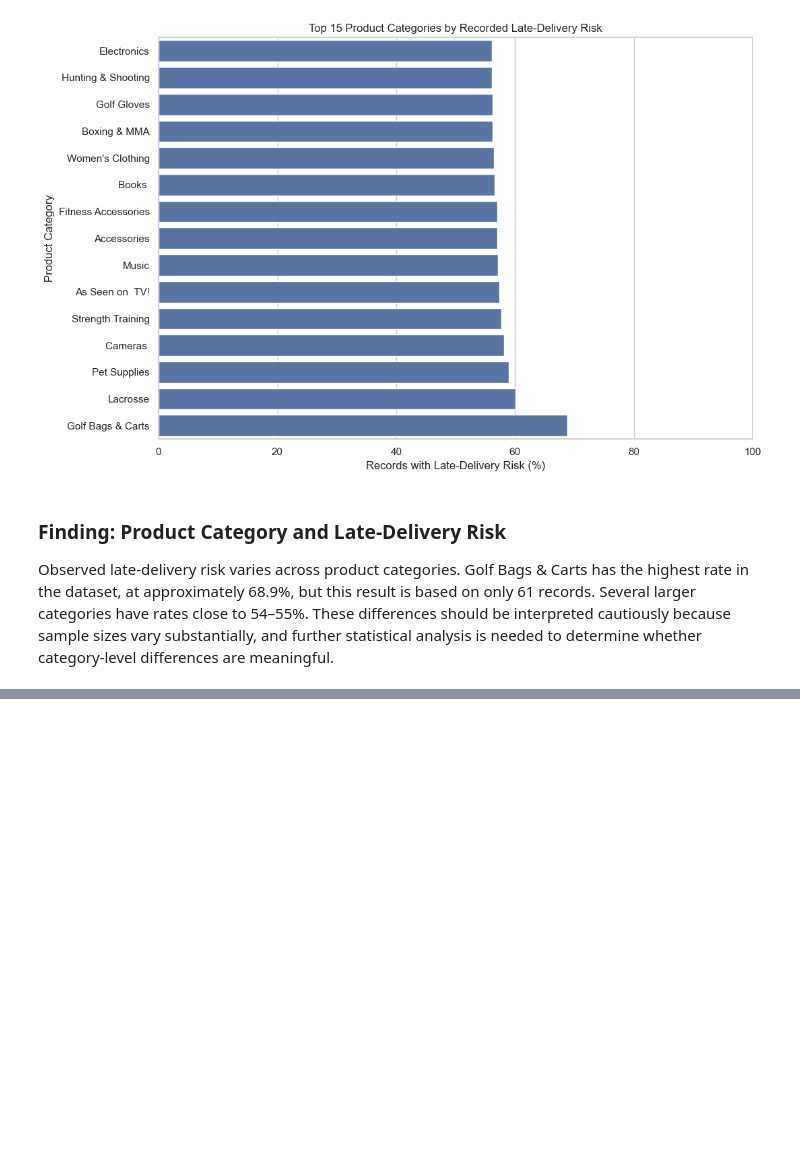
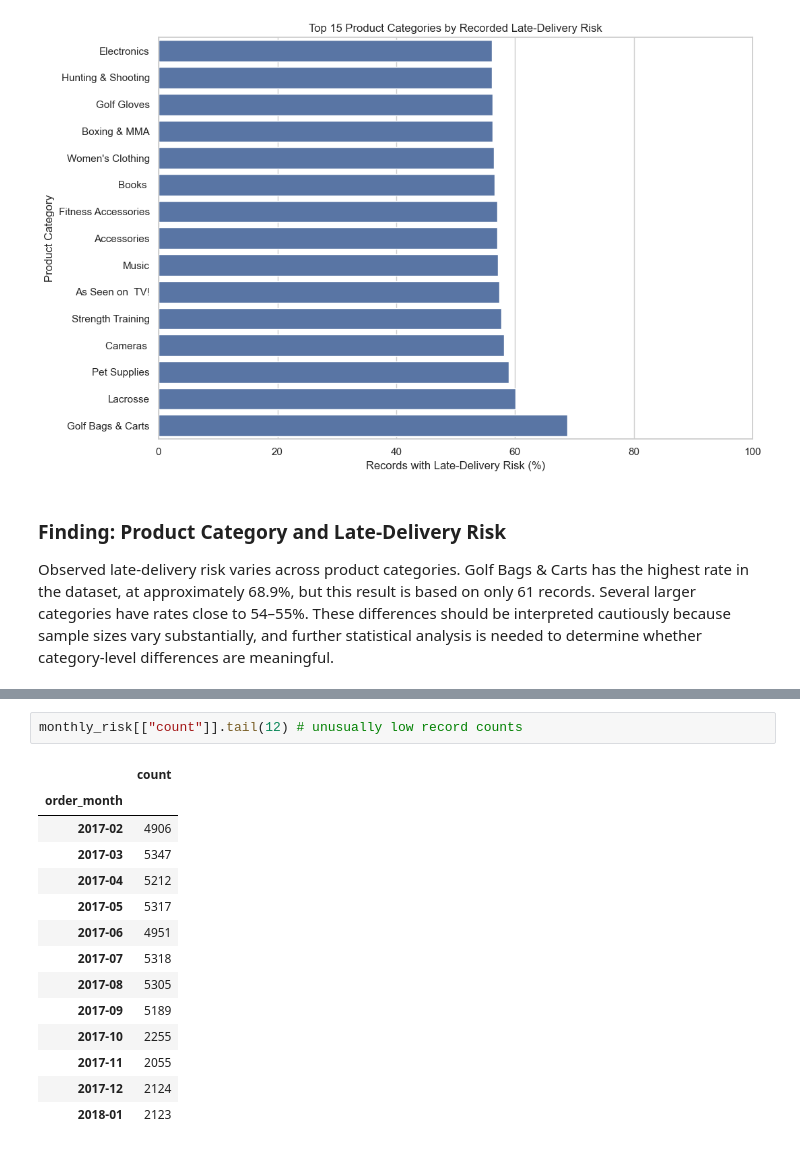
Before and after one commit to divyamohan6388-droid/Logistics-Analytics-Shipment-Delay-Prediction, a Jupyter notebook: notebooks/02_eda.ipynb, the cells around one changed output, grey strips where cells are left out. Cells and saved outputs as stored; diff of their text form; blank space fills up the shorter version.

```diff
--- a/notebooks/02_eda.ipynb
+++ b/notebooks/02_eda.ipynb
@@ -292,0 +357,17 @@ Observed late-delivery risk varies across product categories. Golf Bags & Carts
+# %%
+monthly_risk[["count"]].tail(12) # unusually low record counts
+# %% [output]
+|  | count |
+| order_month |  |
+| 2017-02 | 4906 |
+| 2017-03 | 5347 |
+| 2017-04 | 5212 |
+| 2017-05 | 5317 |
+| 2017-06 | 4951 |
+| 2017-07 | 5318 |
+| 2017-08 | 5305 |
+| 2017-09 | 5189 |
+| 2017-10 | 2255 |
+| 2017-11 | 2055 |
+| 2017-12 | 2124 |
+| 2018-01 | 2123 |
```
Also changed, not shown: parts of 4 cells of this notebook.
